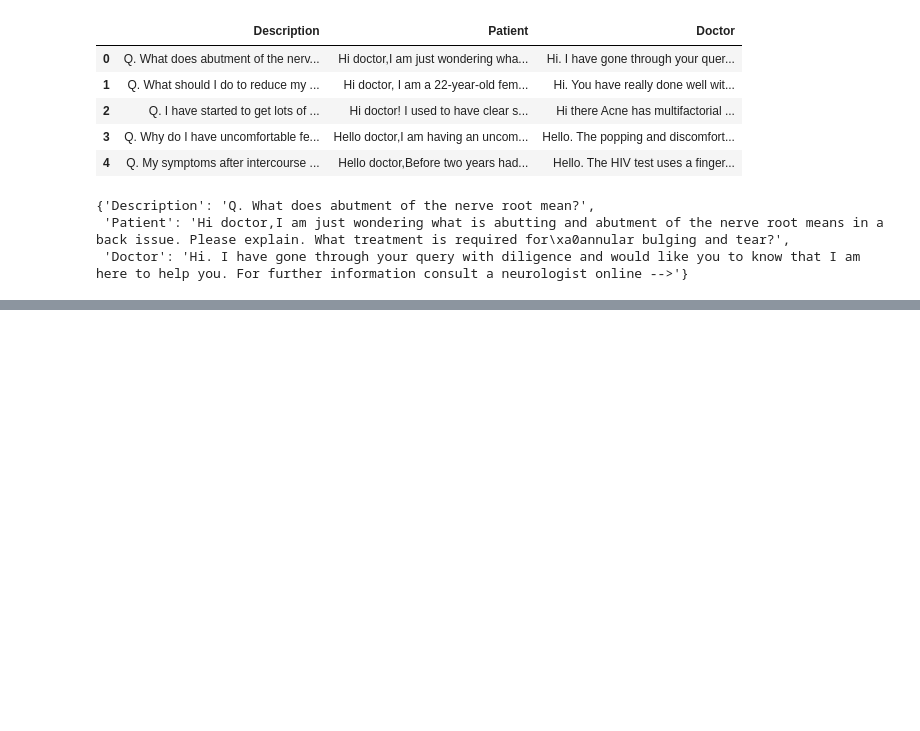
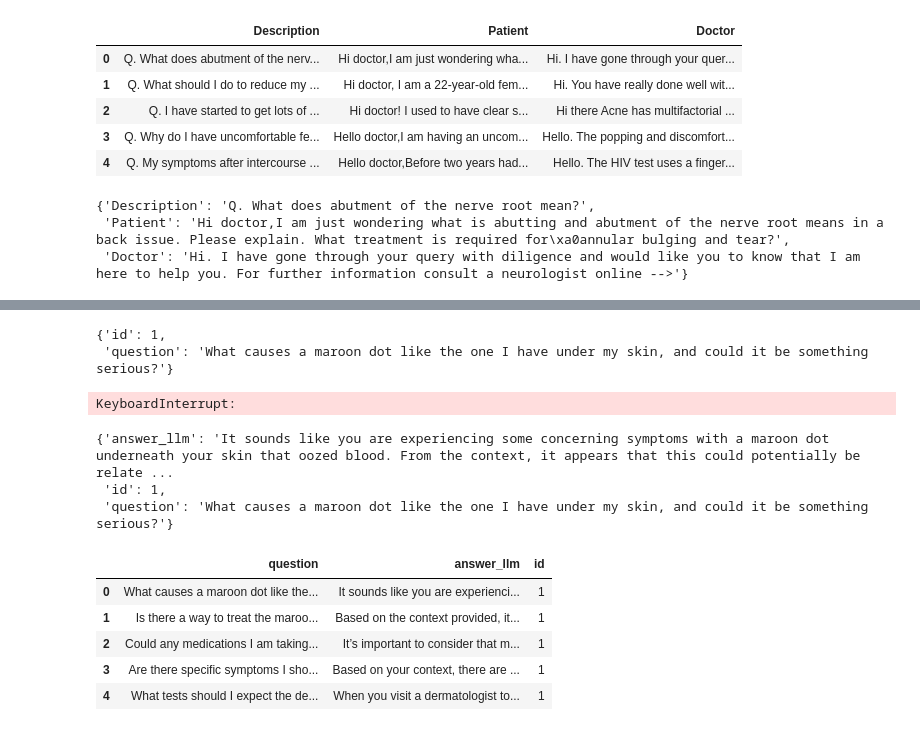
Before and after one commit to ulanliu/movie_finder, a Jupyter notebook: notebook/rag_test.ipynb, the cells around one changed output, grey strips where cells are left out. Cells and saved outputs as stored; diff of their text form; code cells hidden in the pictures; blank space fills up the shorter version.

```diff
--- a/notebook/rag_test.ipynb
+++ b/notebook/rag_test.ipynb
@@ -406,0 +703,42 @@ documents[0]
+# %%
+ground_truth = df.to_dict(orient='records')
+# %%
+ground_truth[0]
+# %% [output]
+{'id': 1,
+ 'question': 'What causes a maroon dot like the one I have under my skin, and could it be something serious?'}
+# %%
+answers = {}
+
+for i, rec in enumerate(tqdm(ground_truth)):
+    if i in answers:
+        continue
+
+    answer_llm = rag(rec['question'])
+
+    answers[i] = {
+        'answer_llm': answer_llm,
+        'id': rec['id'],
+        'question': rec['question']
+    }
+# %% [output]
+KeyboardInterrupt:
+# %%
+answers[0]
+# %% [output]
+{'answer_llm': 'It sounds like you are experiencing some concerning symptoms with a maroon dot underneath your skin that oozed blood. From the context, it appears that this could potentially be relate ...
+ 'id': 1,
+ 'question': 'What causes a maroon dot like the one I have under my skin, and could it be something serious?'}
+# %%
+df_result = pd.DataFrame(answers)
+# %%
+df_result = df_result.transpose()[['question', 'answer_llm', 'id']]
+# %%
+df_result.head()
+# %% [output]
+|  | question | answer_llm | id |
+| 0 | What causes a maroon dot like the... | It sounds like you are experienci... | 1 |
+| 1 | Is there a way to treat the maroo... | Based on the context provided, it... | 1 |
+| 2 | Could any medications I am taking... | It’s important to consider that m... | 1 |
+| 3 | Are there specific symptoms I sho... | Based on your context, there are ... | 1 |
+| 4 | What tests should I expect the de... | When you visit a dermatologist to... | 1 |
```
Also changed, not shown: parts of 55 cells of this notebook, 5 other files.
